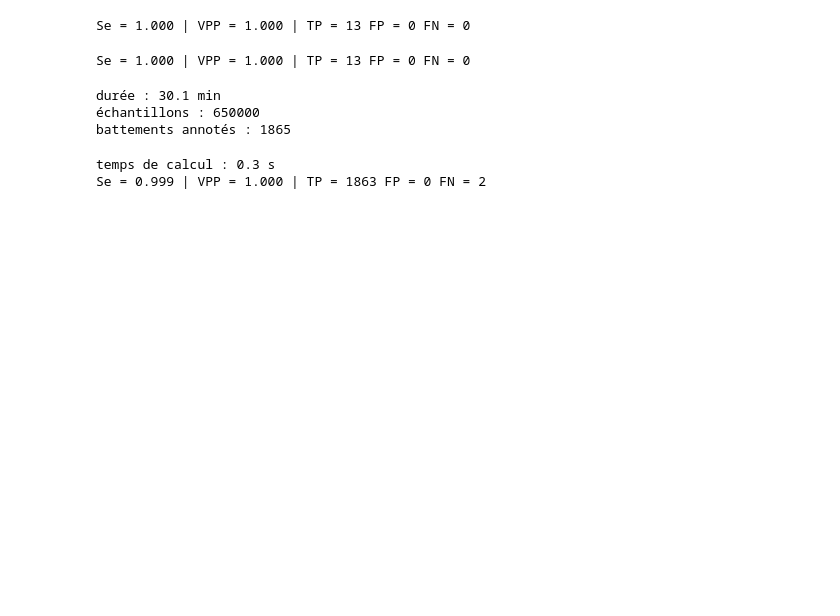
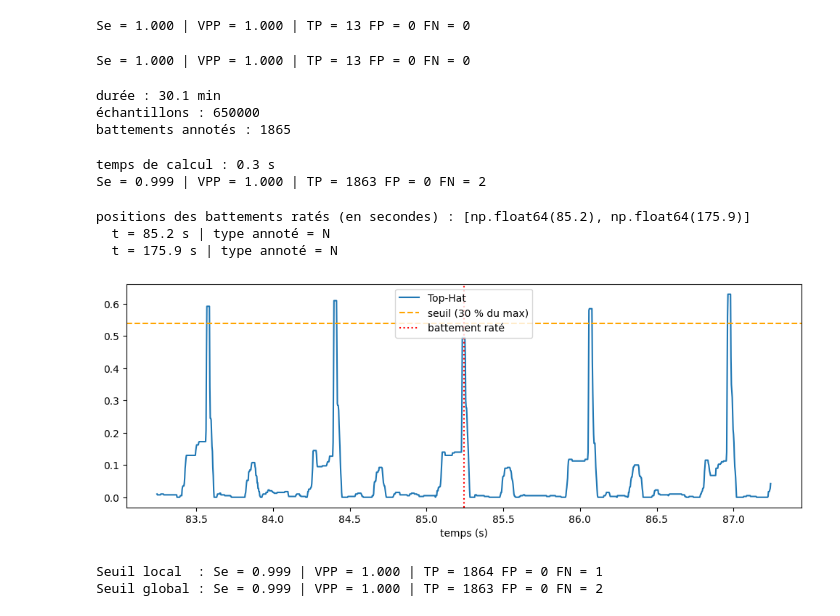
Before and after one commit to ROUA329/CardioMorph, a Jupyter notebook: cardiomorph-ecg.ipynb, the cells around one changed output. Drawn from its saved outputs; the diff is of its cells as text; code cells hidden in the pictures; blank space fills up the shorter version.

Commit message:
Kaggle Notebook | CardioMorph_ECG | EtapeB2:analyse des battements rates seuil local

```diff
--- a/cardiomorph-ecg.ipynb
+++ b/cardiomorph-ecg.ipynb
@@ -427,3 +427,27 @@ print(f"Se = {se:.3f} | VPP = {vpp:.3f} | TP = {tp} FP = {fp} FN = {fn}")
 # %% [output]
 temps de calcul : 0.3 s
 Se = 0.999 | VPP = 1.000 | TP = 1863 FP = 0 FN = 2
+# %%
+tol = int(0.150 * fs101)
+
+rates = [p for p in pos101 if not np.any(np.abs(det101 - p) <= tol)]
+print("positions des battements ratés (en secondes) :", [round(p / fs101, 1) for p in rates])
+for p in rates:
+    i = list(pos101).index(p)
+    print(f"  t = {p / fs101:.1f} s | type annoté = {types101[i]}")
+# %% [output]
+positions des battements ratés (en secondes) : [np.float64(85.2), np.float64(175.9)]
+  t = 85.2 s | type annoté = N
+  t = 175.9 s | type annoté = N
+# %%
+p = rates[0]
+a, b = max(p - int(2 * fs101), 0), min(p + int(2 * fs101), len(x101))
+_, reh101 = pipeline_qrs(x101, fs101)
+
+plt.figure(figsize=(12, 4))
+plt.plot(np.arange(a, b) / fs101, reh101[a:b], label="Top-Hat")
+plt.axhline(0.3 * reh101.max(), color="orange", linestyle="--", label="seuil (30 % du max)")
+plt.axvline(p / fs101, color="red", linestyle=":", label="battement raté")
+plt.xlabel("temps (s)"); plt.legend(); plt.show()
+# %% [output]
+[figure, added]
@@ -429,0 +471,11 @@ Se = 0.999 | VPP = 1.000 | TP = 1863 FP = 0 FN = 2
+# %%
+det_local = detecter_qrs_local(reh101, fs101)
+
+se, vpp, tp, fp, fn = evaluer(det_local, pos101, fs101)
+print(f"Seuil local  : Se = {se:.3f} | VPP = {vpp:.3f} | TP = {tp} FP = {fp} FN = {fn}")
+
+se, vpp, tp, fp, fn = evaluer(det101, pos101, fs101)
+print(f"Seuil global : Se = {se:.3f} | VPP = {vpp:.3f} | TP = {tp} FP = {fp} FN = {fn}")
+# %% [output]
+Seuil local  : Se = 0.999 | VPP = 1.000 | TP = 1864 FP = 0 FN = 1
+Seuil global : Se = 0.999 | VPP = 1.000 | TP = 1863 FP = 0 FN = 2
```
Also changed, not shown: parts of 2 cells of this notebook.
